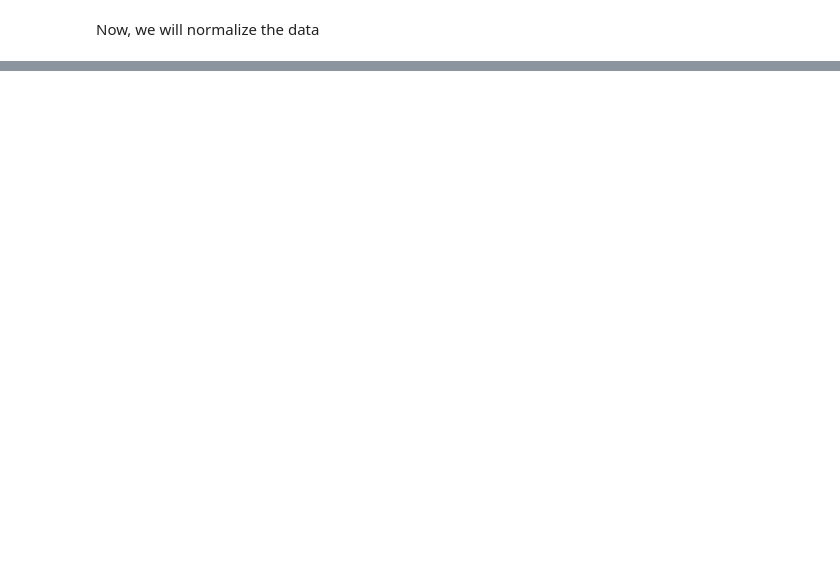
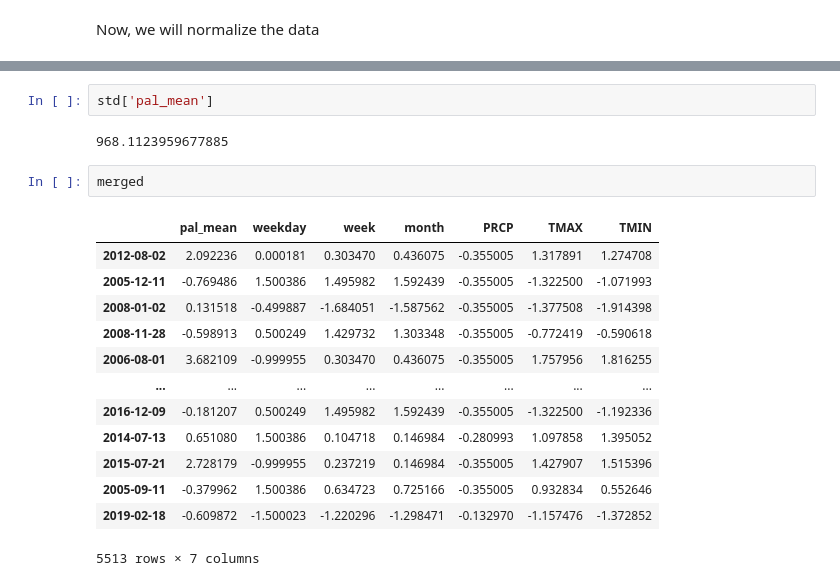
Before and after one commit to andrew-harding-gh/nexml-nyiso, a Jupyter notebook: notebooks/model.ipynb, the cells around one changed output, grey strips where cells are left out. Cells and saved outputs as stored; diff of their text form; blank space fills up the shorter version.

```diff
--- a/notebooks/model.ipynb
+++ b/notebooks/model.ipynb
@@ -221,0 +266,20 @@ plt.show()
+# %%
+std['pal_mean']
+# %% [output]
+968.1123959677885
+# %%
+merged
+# %% [output]
+|  | pal_mean | weekday | week | month | PRCP | TMAX | TMIN |
+| 2012-08-02 | 2.092236 | 0.000181 | 0.303470 | 0.436075 | -0.355005 | 1.317891 | 1.274708 |
+| 2005-12-11 | -0.769486 | 1.500386 | 1.495982 | 1.592439 | -0.355005 | -1.322500 | -1.071993 |
+| 2008-01-02 | 0.131518 | -0.499887 | -1.684051 | -1.587562 | -0.355005 | -1.377508 | -1.914398 |
+| 2008-11-28 | -0.598913 | 0.500249 | 1.429732 | 1.303348 | -0.355005 | -0.772419 | -0.590618 |
+| 2006-08-01 | 3.682109 | -0.999955 | 0.303470 | 0.436075 | -0.355005 | 1.757956 | 1.816255 |
+| ... | ... | ... | ... | ... | ... | ... | ... |
+| 2016-12-09 | -0.181207 | 0.500249 | 1.495982 | 1.592439 | -0.355005 | -1.322500 | -1.192336 |
+| 2014-07-13 | 0.651080 | 1.500386 | 0.104718 | 0.146984 | -0.280993 | 1.097858 | 1.395052 |
+| 2015-07-21 | 2.728179 | -0.999955 | 0.237219 | 0.146984 | -0.355005 | 1.427907 | 1.515396 |
+| 2005-09-11 | -0.379962 | 1.500386 | 0.634723 | 0.725166 | -0.355005 | 0.932834 | 0.552646 |
+| 2019-02-18 | -0.609872 | -1.500023 | -1.220296 | -1.298471 | -0.132970 | -1.157476 | -1.372852 |
+5513 rows × 7 columns
```
Also changed, not shown: parts of 9 cells of this notebook.
